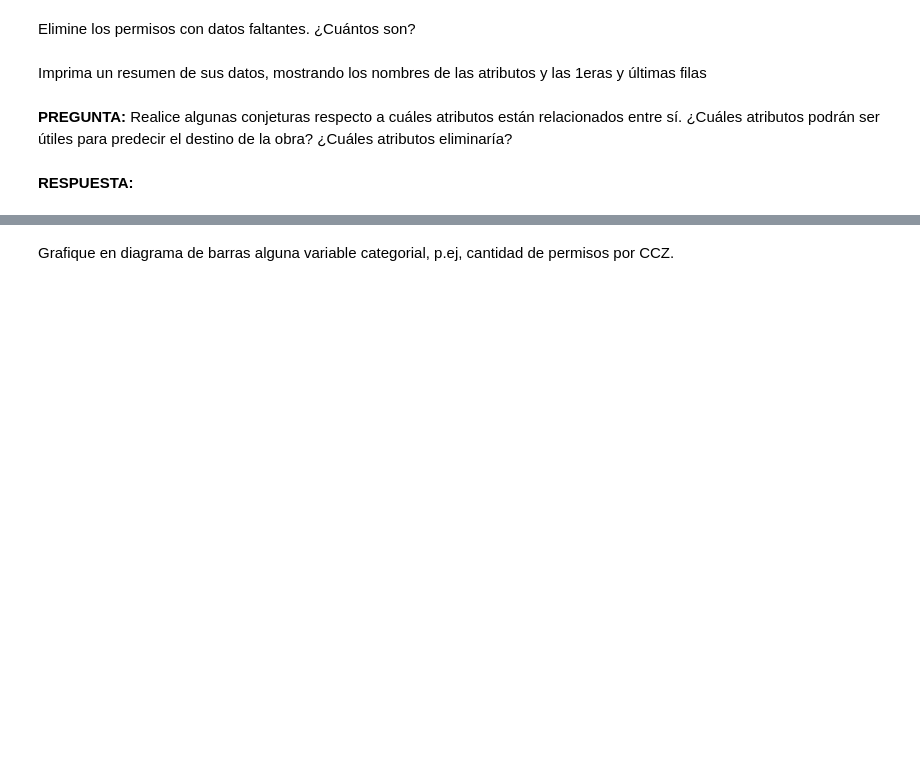
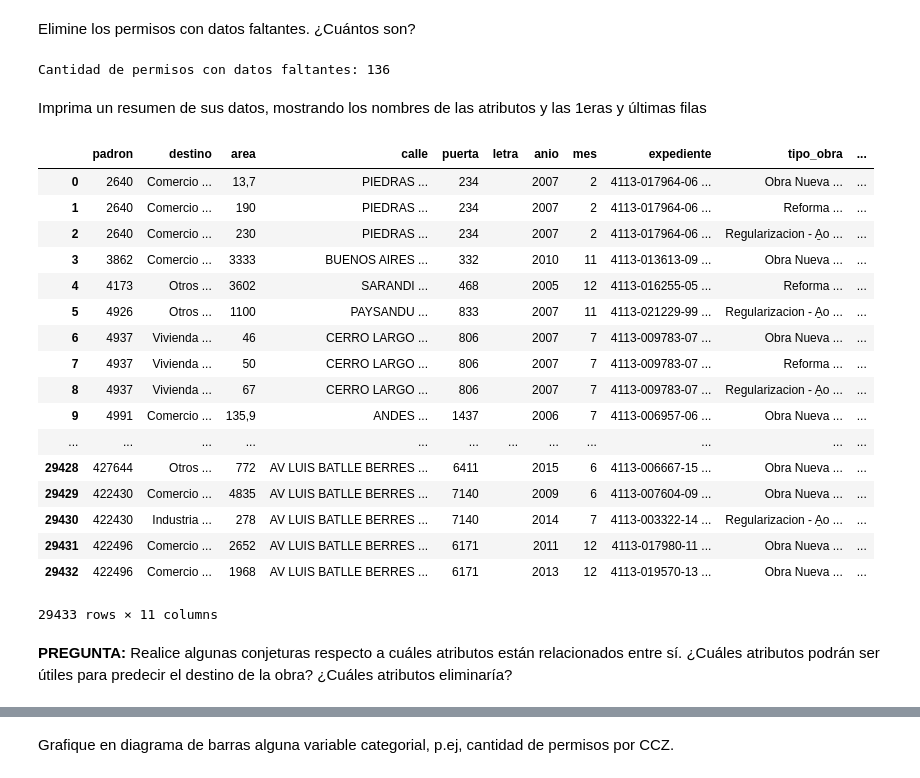
Before and after one commit to raulsperoni/aprendizaje-automatico-2015, a Jupyter notebook: Lab1_2015.ipynb, the cells around one changed output, grey strips where cells are left out. Cells and saved outputs as stored; diff of their text form; code cells hidden in the pictures; blank space fills up the shorter version.

```diff
--- a/Lab1_2015.ipynb
+++ b/Lab1_2015.ipynb
@@ -60,8 +97,33 @@ Indique cuales son los atributos categoriales y despliegue el conjunto de valore
 # %% [markdown]
 Elimine los permisos con datos faltantes. ¿Cuántos son?
+# %%
+df = df[df.puerta.notnull()]
+df = df[df.CCZ.notnull()]
+print "Cantidad de permisos con datos faltantes: "+ str(cantidadFilasOriginal - len(df.index))
+# %% [output]
+Cantidad de permisos con datos faltantes: 136
 # %% [markdown]
 Imprima un resumen de sus datos, mostrando los nombres de las atributos y las 1eras y últimas filas
+# %%
+df
+# %% [output]
+|  | padron | destino | area | calle | puerta | letra | anio | mes | expediente | tipo_obra | ... |
+| 0 | 2640 | Comercio ... | 13,7 | PIEDRAS ... | 234 |  | 2007 | 2 | 4113-017964-06 ... | Obra Nueva ... | ... |
+| 1 | 2640 | Comercio ... | 190 | PIEDRAS ... | 234 |  | 2007 | 2 | 4113-017964-06 ... | Reforma ... | ... |
+| 2 | 2640 | Comercio ... | 230 | PIEDRAS ... | 234 |  | 2007 | 2 | 4113-017964-06 ... | Regularizacion - A̱o ... | ... |
+| 3 | 3862 | Comercio ... | 3333 | BUENOS AIRES ... | 332 |  | 2010 | 11 | 4113-013613-09 ... | Obra Nueva ... | ... |
+| 4 | 4173 | Otros ... | 3602 | SARANDI ... | 468 |  | 2005 | 12 | 4113-016255-05 ... | Reforma ... | ... |
+| 5 | 4926 | Otros ... | 1100 | PAYSANDU ... | 833 |  | 2007 | 11 | 4113-021229-99 ... | Regularizacion - A̱o ... | ... |
+| 6 | 4937 | Vivienda ... | 46 | CERRO LARGO ... | 806 |  | 2007 | 7 | 4113-009783-07 ... | Obra Nueva ... | ... |
+| 7 | 4937 | Vivienda ... | 50 | CERRO LARGO ... | 806 |  | 2007 | 7 | 4113-009783-07 ... | Reforma ... | ... |
+| 8 | 4937 | Vivienda ... | 67 | CERRO LARGO ... | 806 |  | 2007 | 7 | 4113-009783-07 ... | Regularizacion - A̱o ... | ... |
+| 9 | 4991 | Comercio ... | 135,9 | ANDES ... | 1437 |  | 2006 | 7 | 4113-006957-06 ... | Obra Nueva ... | ... |
+| ... | ... | ... | ... | ... | ... | ... | ... | ... | ... | ... | ... |
+| 29428 | 427644 | Otros ... | 772 | AV LUIS BATLLE BERRES ... | 6411 |  | 2015 | 6 | 4113-006667-15 ... | Obra Nueva ... | ... |
+| 29429 | 422430 | Comercio ... | 4835 | AV LUIS BATLLE BERRES ... | 7140 |  | 2009 | 6 | 4113-007604-09 ... | Obra Nueva ... | ... |
+| 29430 | 422430 | Industria ... | 278 | AV LUIS BATLLE BERRES ... | 7140 |  | 2014 | 7 | 4113-003322-14 ... | Regularizacion - A̱o ... | ... |
+| 29431 | 422496 | Comercio ... | 2652 | AV LUIS BATLLE BERRES ... | 6171 |  | 2011 | 12 | 4113-017980-11 ... | Obra Nueva ... | ... |
+| 29432 | 422496 | Comercio ... | 1968 | AV LUIS BATLLE BERRES ... | 6171 |  | 2013 | 12 | 4113-019570-13 ... | Obra Nueva ... | ... |
+29433 rows × 11 columns
 # %% [markdown]
 **PREGUNTA:** Realice algunas conjeturas respecto a cuáles atributos están relacionados entre sí. ¿Cuáles atributos podrán ser útiles para predecir el destino de la obra? ¿Cuáles atributos eliminaría?
-# %% [markdown]
-**RESPUESTA:**
```
Also changed, not shown: parts of 14 cells of this notebook.
